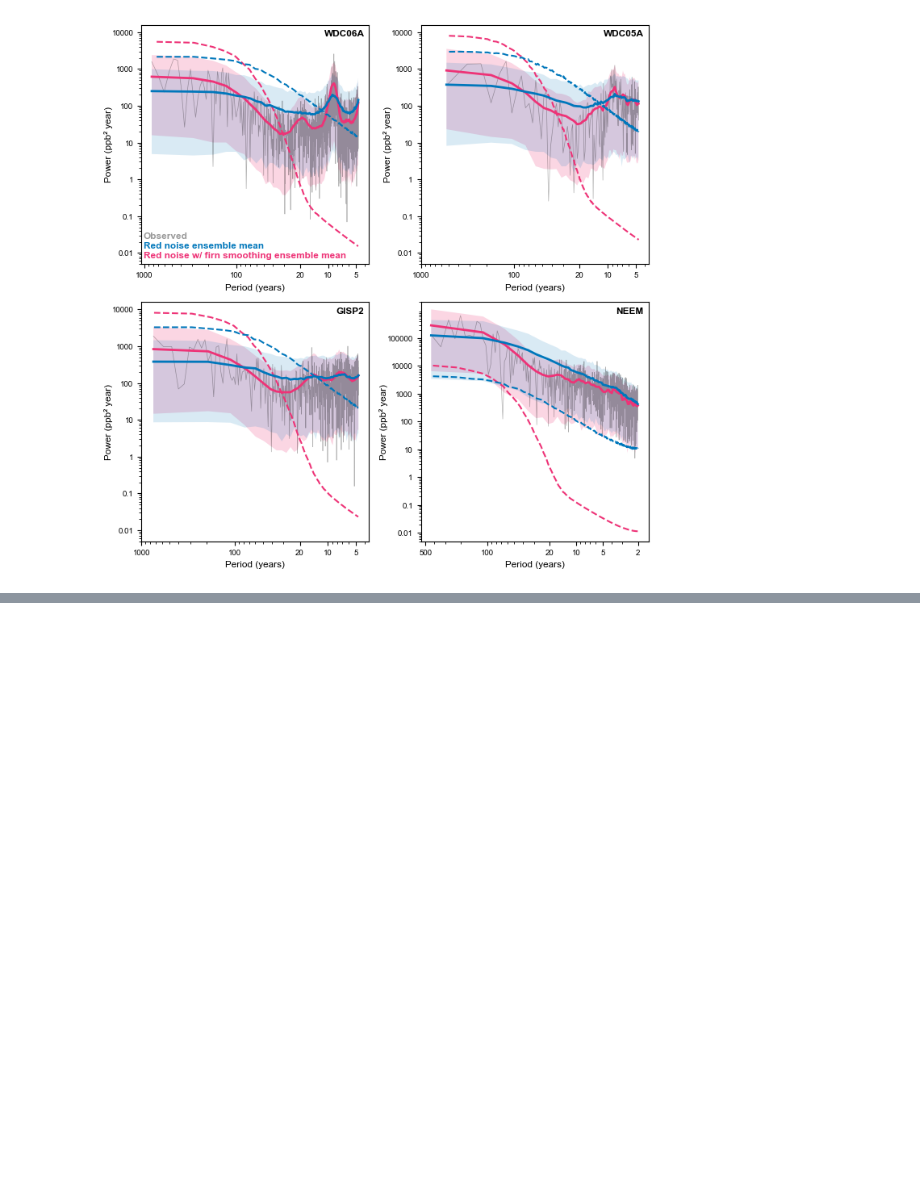
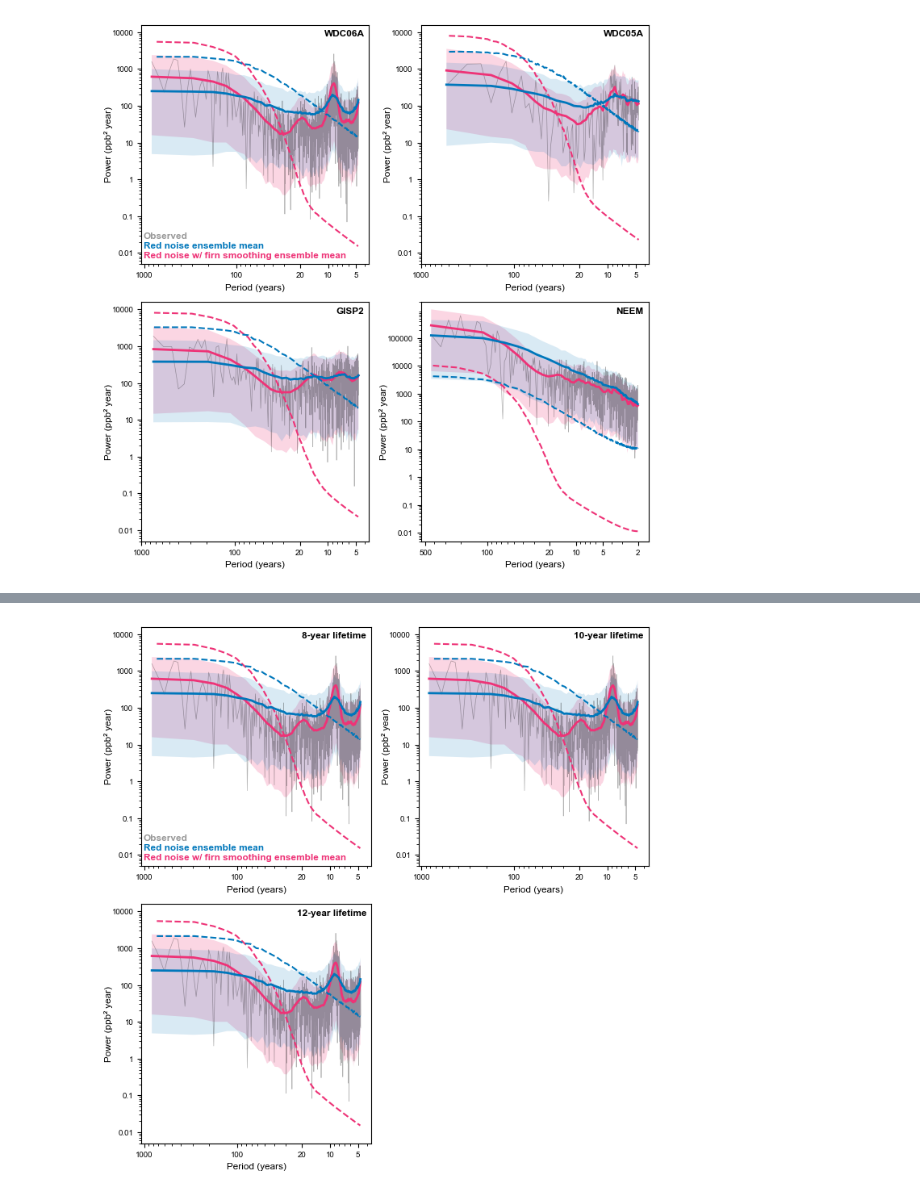
Before and after one commit to ericjmei/methane_noise_forcing, a Jupyter notebook: notebooks/figures_for_publication/supplement/timeseries_and_power_spectrum.ipynb, the cells around one changed output, grey strips where cells are left out. Cells and saved outputs as stored; diff of their text form; code cells hidden in the pictures; blank space fills up the shorter version.

Commit message:
added fig 1 for 8 and 12 year lifetimes

```diff
--- a/notebooks/figures_for_publication/supplement/timeseries_and_power_spectrum.ipynb
+++ b/notebooks/figures_for_publication/supplement/timeseries_and_power_spectrum.ipynb
@@ -466,0 +562,83 @@ fig.savefig(
+# %%
+fig_width = fig_width_options["two_column_large"]
+fig, axs = plt.subplots(2, 2, figsize=(fig_width, 7), tight_layout=True)
+axs = axs.flatten()
+timescales_to_plot = methane_lifetimes
+for i, lifetime in enumerate(timescales_to_plot):
+    ax = axs[i]
+    skip_freq = 10
+    period_high = 1000
+    period_low = 4.673
+    ylim_psd = (0.005, 16000)
+    x_tick_labels_psd = [1000, 100, 20, 10, 5]
+    y_tick_labels_psd = [0.01, 0.1, 1, 10, 100, 1000, 10000]
+
+    plot_psd(
+        ax,
+        psd_obs_all[site],
+        psd_noise_all[site].sel(ensemble=slice(0, n_ens)).assign_coords(ensemble=np.arange(n_ens)),
+        psd_noise_sampled_all[site].sel(ensemble=slice(0, n_ens)).assign_coords(ensemble=np.arange(n_ens)),
+        skip_freq=skip_freq,
+        period_high=period_high,
+        period_low=period_low,
+        x_tick_labels_psd=x_tick_labels_psd,
+        y_tick_labels_psd=y_tick_labels_psd,
+        ylim=ylim_psd,
+    )
+
+    # in top right, add lifetime
+    ax.text(
+        0.98,
+        0.98,
+        f"{lifetime}-year lifetime",
+        ha="right",
+        va="top",
+        transform=ax.transAxes,
+        fontweight="bold",
+    )
+# make last axis blank
+axs[3].axis("off")
+
+# for first axis, add legend text
+legend_x = 0.01
+legend_y_start = 0.02
+legend_dy = 0.04
+axs[0].text(
+    legend_x - 0.003,
+    legend_y_start + 2 * legend_dy,
+    "Observed",
+    color=colors["obs"],
+    alpha=0.4,
+    fontweight="bold",
+    ha="left",
+    va="bottom",
+    transform=axs[0].transAxes,
+)
+axs[0].text(
+    legend_x,
+    legend_y_start + legend_dy,
+    "Red noise ensemble mean",
+    color=colors["red_noise"],
+    fontweight="bold",
+    ha="left",
+    va="bottom",
+    transform=axs[0].transAxes,
+)
+axs[0].text(
+    legend_x,
+    legend_y_start,
+    "Red noise w/ firn smoothing ensemble mean",
+    color=colors["red_noise_filtered"],
+    fontweight="bold",
+    ha="left",
+    va="bottom",
+    transform=axs[0].transAxes,
+)
+
+# save figure in pdf format
+name = "power_spectra_lifetime"
+fig.savefig(
+    f"{cfg.paths.figures_dir}/for_publication/supplement/{name}.pdf", bbox_inches="tight", dpi=200
+)
+# %% [output]
+[figure, added]
```
Also changed, not shown: parts of 5 cells of this notebook.
